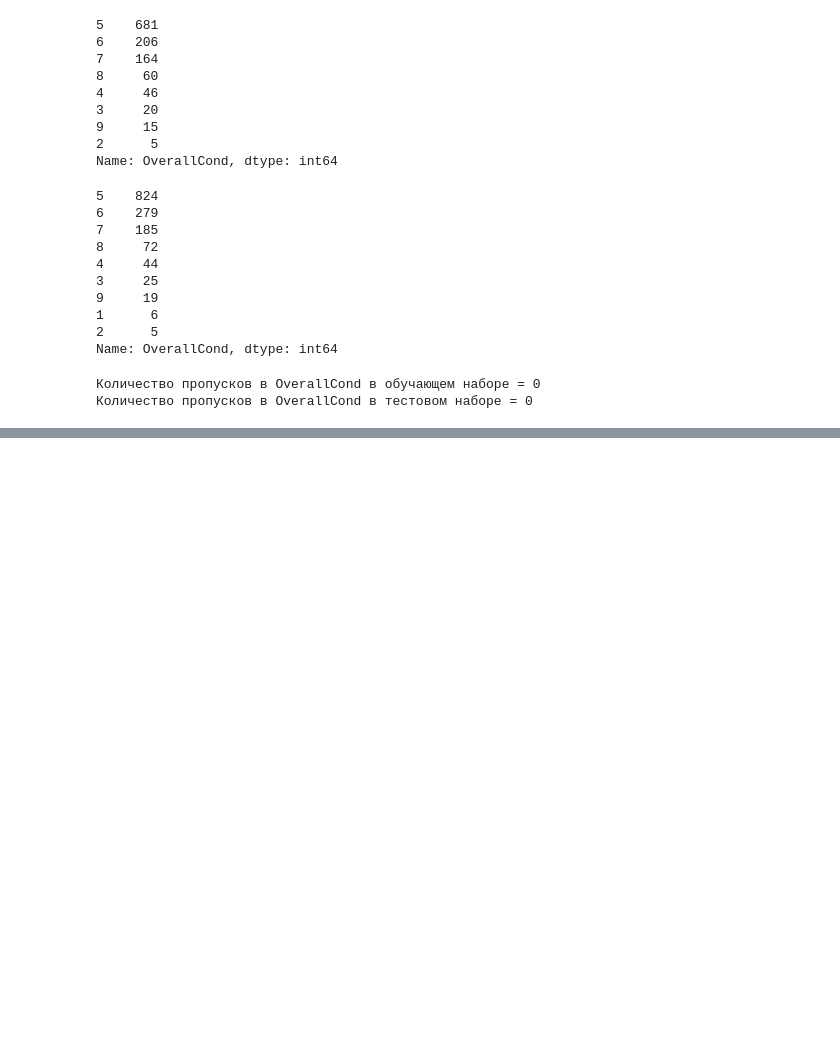
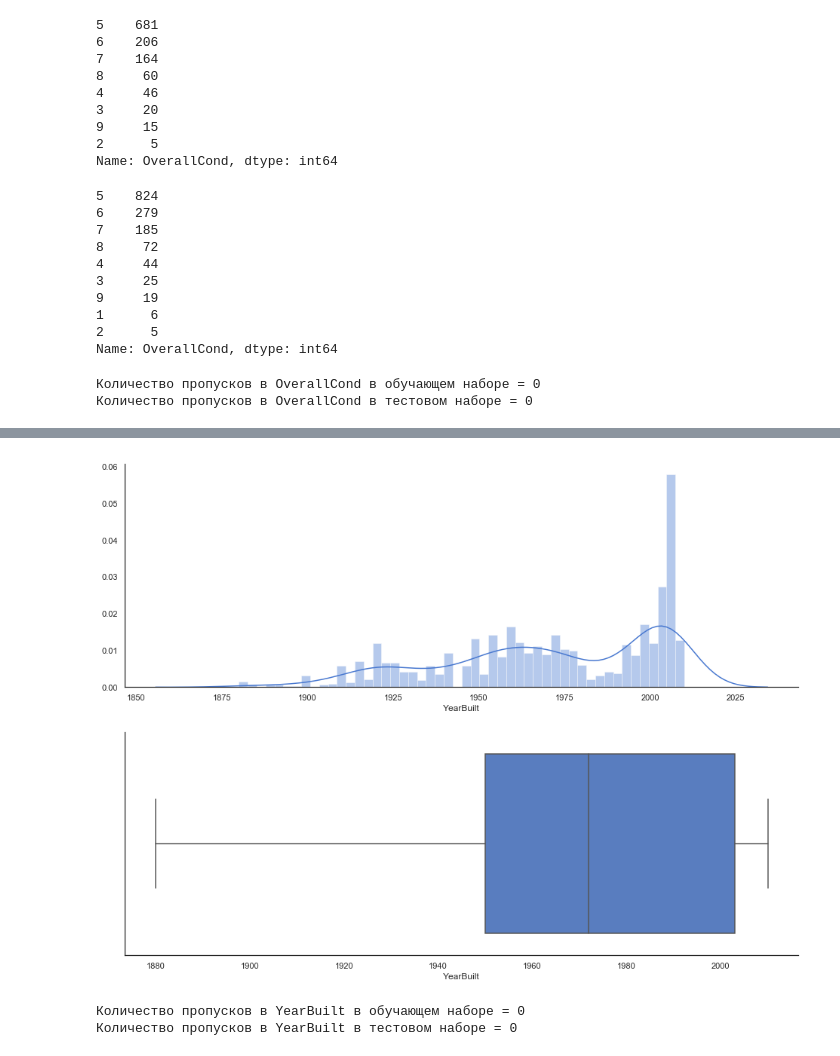
Before and after one commit to rusantsovsv/my_kaggle, a Jupyter notebook: house_prices/house_prices.ipynb, the cells around one changed output, grey strips where cells are left out. Drawn from its saved outputs; the diff is of its cells as text; code cells hidden in the pictures; blank space fills up the shorter version.

```diff
--- a/house_prices/house_prices.ipynb
+++ b/house_prices/house_prices.ipynb
@@ -763,0 +778,9 @@ show_train_test_col('OverallCond')
+# %%
+show_hist_and_box(train['YearBuilt'])
+# %% [output]
+[figure, added]
+# %%
+show_train_test_col('YearBuilt')
+# %% [output]
+Количество пропусков в YearBuilt в обучающем наборе = 0
+Количество пропусков в YearBuilt в тестовом наборе = 0
```
Also changed, not shown: parts of 52 cells of this notebook.
